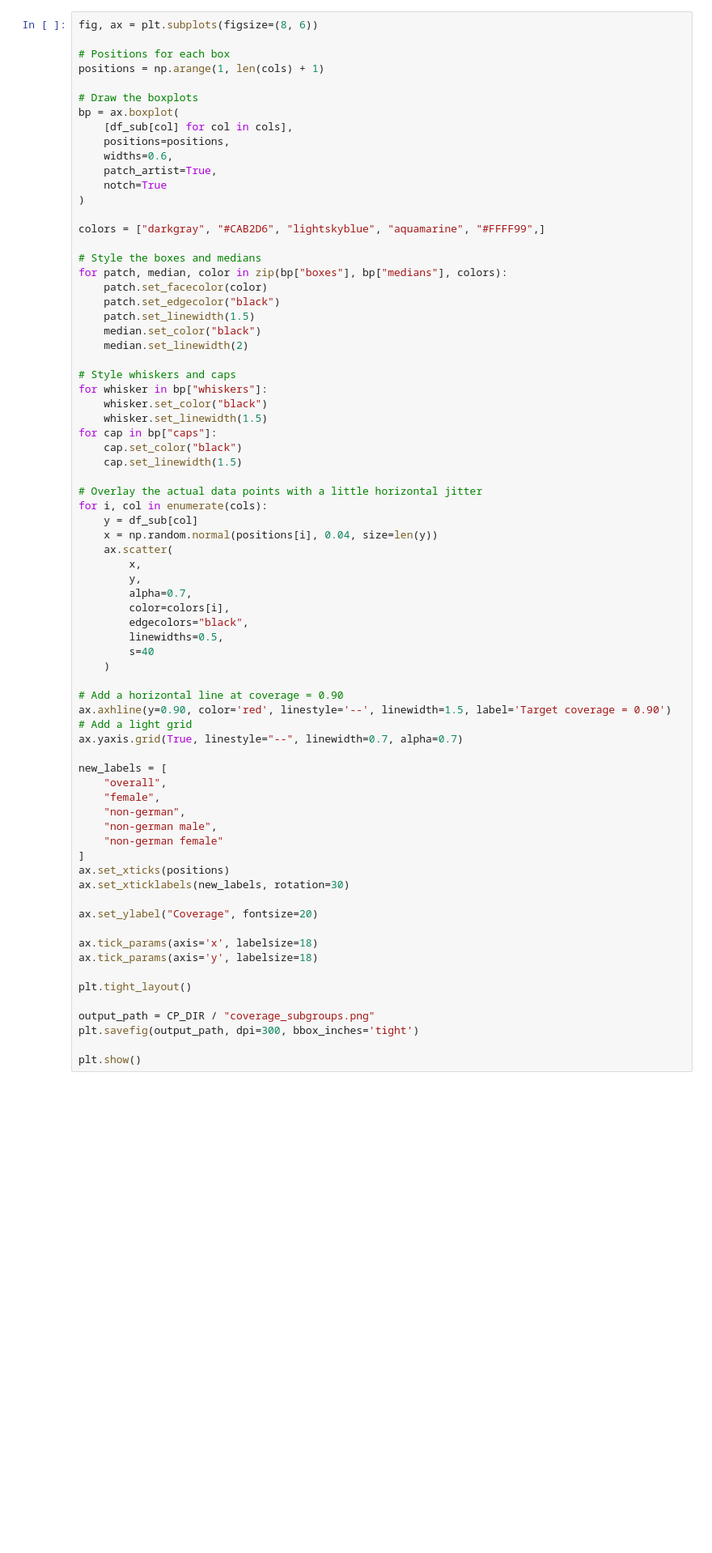
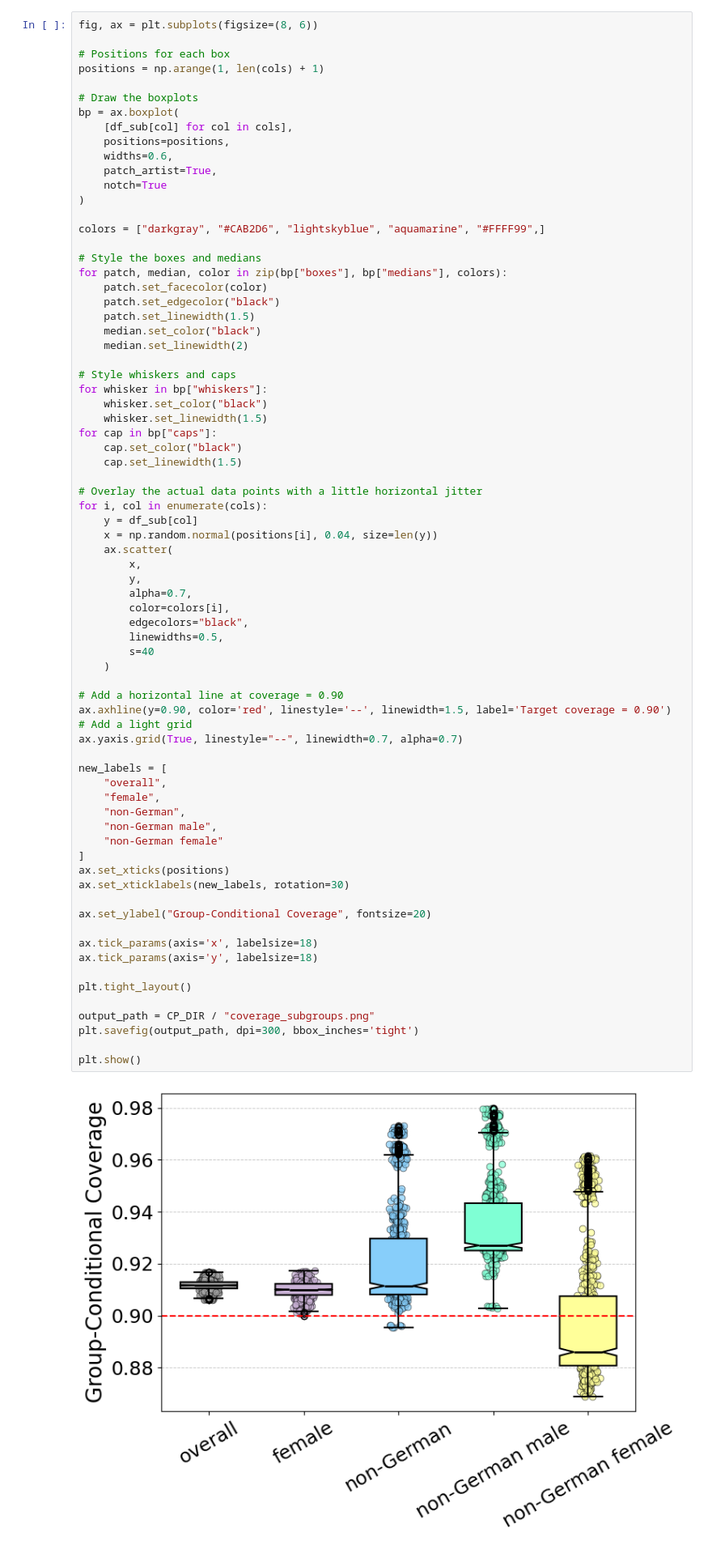
Before and after one commit to jsbroden/CMA_Fairness_v2, a Jupyter notebook: visualizations.ipynb, the cells around one changed output. Shown at 81% size. Drawn from its saved outputs; the diff is of its cells as text; blank space fills up the shorter version.

Commit message:
boxplot visualization updated

```diff
--- a/visualizations.ipynb
+++ b/visualizations.ipynb
@@ -63,34 +81,36 @@ for i, col in enumerate(cols):
         y,
         alpha=0.7,
         color=colors[i],
         edgecolors="black",
         linewidths=0.5,
         s=40
     )
 
 # Add a horizontal line at coverage = 0.90
 ax.axhline(y=0.90, color='red', linestyle='--', linewidth=1.5, label='Target coverage = 0.90')
 # Add a light grid
 ax.yaxis.grid(True, linestyle="--", linewidth=0.7, alpha=0.7)
 
 new_labels = [
     "overall",
     "female",
-    "non-german",
-    "non-german male",
-    "non-german female"
+    "non-German",
+    "non-German male",
+    "non-German female"
 ]
 ax.set_xticks(positions)
 ax.set_xticklabels(new_labels, rotation=30)
 
-ax.set_ylabel("Coverage", fontsize=20)
+ax.set_ylabel("Group-Conditional Coverage", fontsize=20)
 
 ax.tick_params(axis='x', labelsize=18)
 ax.tick_params(axis='y', labelsize=18)
 
 plt.tight_layout()
 
 output_path = CP_DIR / "coverage_subgroups.png"
 plt.savefig(output_path, dpi=300, bbox_inches='tight')
 
 plt.show()
+# %% [output]
+[figure, added]
```
Also changed, not shown: parts of 5 cells of this notebook, 1 other file.
